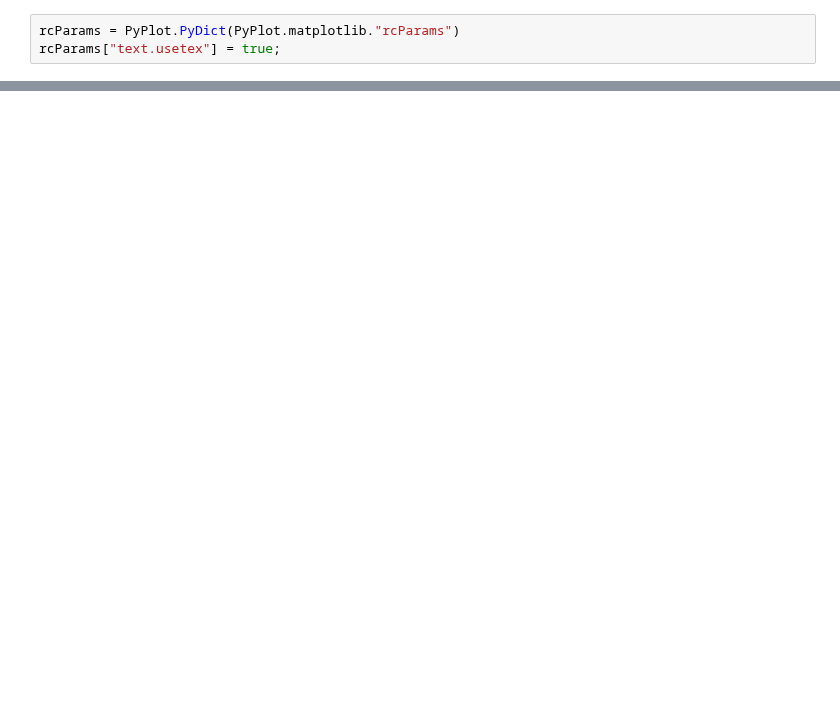
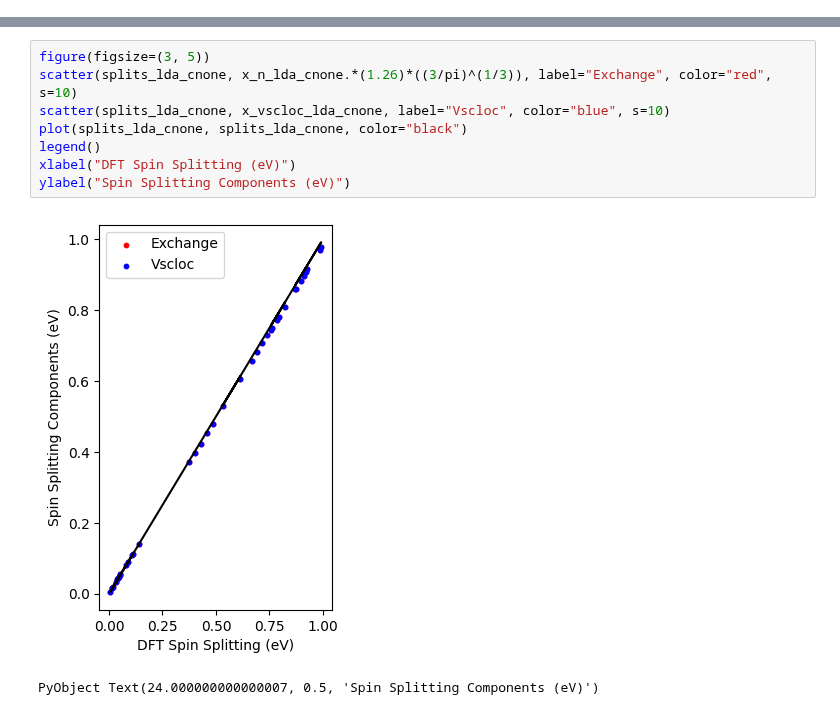
Before and after one commit to AliGhorashiCMT/Plasmons_Paper, a Jupyter notebook: Substitutional_Defects/BN22BC/Doping/Analyze.ipynb, the cells around one changed output, grey strips where cells are left out. Cells and saved outputs as stored; diff of their text form; blank space fills up the shorter version.

Commit message:
Nicer doping plots

```diff
--- a/Substitutional_Defects/BN22BC/Doping/Analyze.ipynb
+++ b/Substitutional_Defects/BN22BC/Doping/Analyze.ipynb
@@ -101,3 +11,0 @@ Iteration: 41
-# %%
-rcParams = PyPlot.PyDict(PyPlot.matplotlib."rcParams")
-rcParams["text.usetex"] = true;
@@ -180,0 +83,11 @@ PyObject <matplotlib.legend.Legend object at 0x...>
+# %%
+figure(figsize=(3, 5))
+scatter(splits_lda_cnone, x_n_lda_cnone.*(1.26)*((3/pi)^(1/3)), label="Exchange", color="red", s=10)
+scatter(splits_lda_cnone, x_vscloc_lda_cnone, label="Vscloc", color="blue", s=10)
+plot(splits_lda_cnone, splits_lda_cnone, color="black")
+legend()
+xlabel("DFT Spin Splitting (eV)")
+ylabel("Spin Splitting Components (eV)")
+# %% [output]
+[figure, added]
+PyObject Text(24.000000000000007, 0.5, 'Spin Splitting Components (eV)')
```
Also changed, not shown: parts of 20 cells of this notebook, 5 other files.
